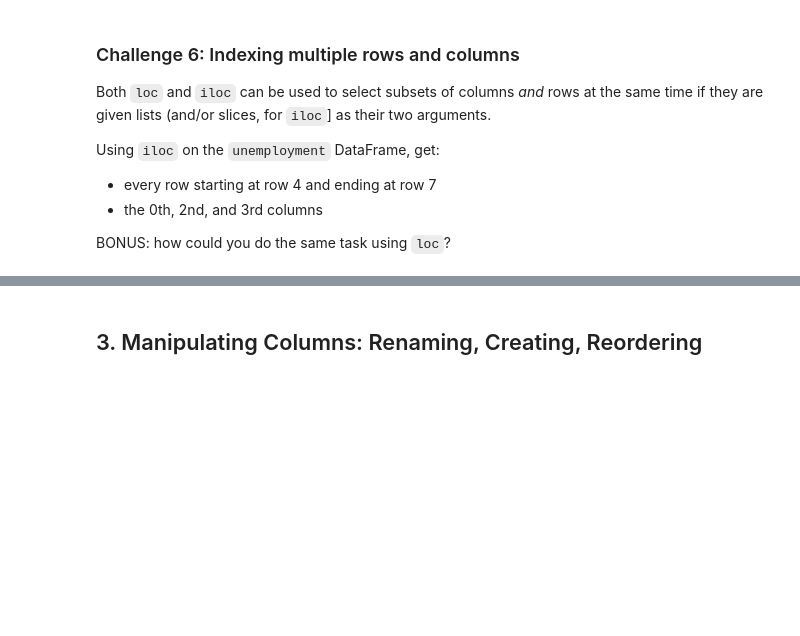
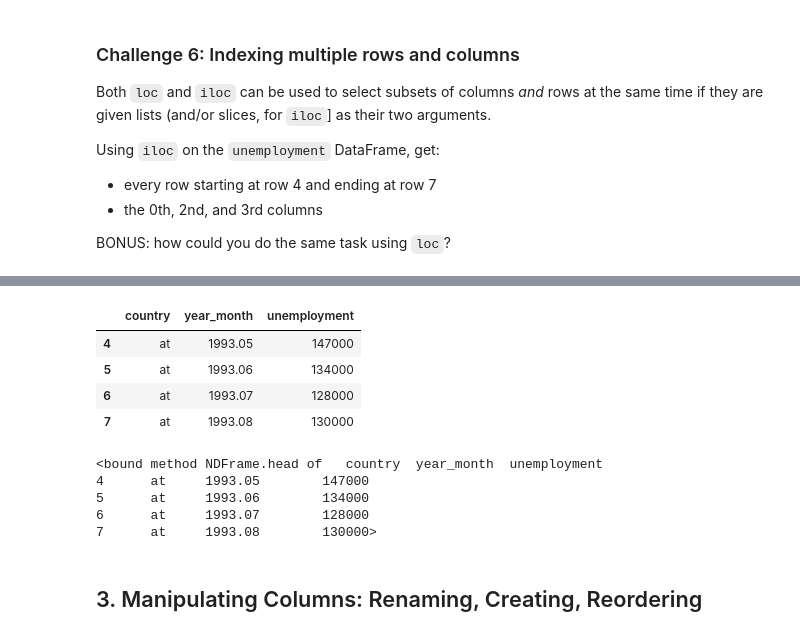
Before and after one commit to martinahuang/CUS615, a Jupyter notebook: Assignment_01/assignment_MartinaHuang_introduction-to-pandas.ipynb, the cells around one changed output, grey strips where cells are left out. Cells and saved outputs as stored; diff of their text form; code cells hidden in the pictures; blank space fills up the shorter version.

```diff
--- a/Assignment_01/assignment_MartinaHuang_introduction-to-pandas.ipynb
+++ b/Assignment_01/assignment_MartinaHuang_introduction-to-pandas.ipynb
@@ -247,3 +316,19 @@ BONUS: how could you do the same task using `loc`?
+# %%
+unemployment.iloc[4:8,[0,2,3]].head()
+# %% [output]
+|  | country | year_month | unemployment |
+| 4 | at | 1993.05 | 147000 |
+| 5 | at | 1993.06 | 134000 |
+| 6 | at | 1993.07 | 128000 |
+| 7 | at | 1993.08 | 130000 |
+# %%
+unemployment.loc[4:7,['country','year_month','unemployment']].head
+# %% [output]
+<bound method NDFrame.head of   country  year_month  unemployment
+4      at     1993.05        147000
+5      at     1993.06        134000
+6      at     1993.07        128000
+7      at     1993.08        130000>
 # %% [markdown]
 ## 3. Manipulating Columns: Renaming, Creating, Reordering
 # %% [markdown]
```
Also changed, not shown: parts of 54 cells of this notebook.
